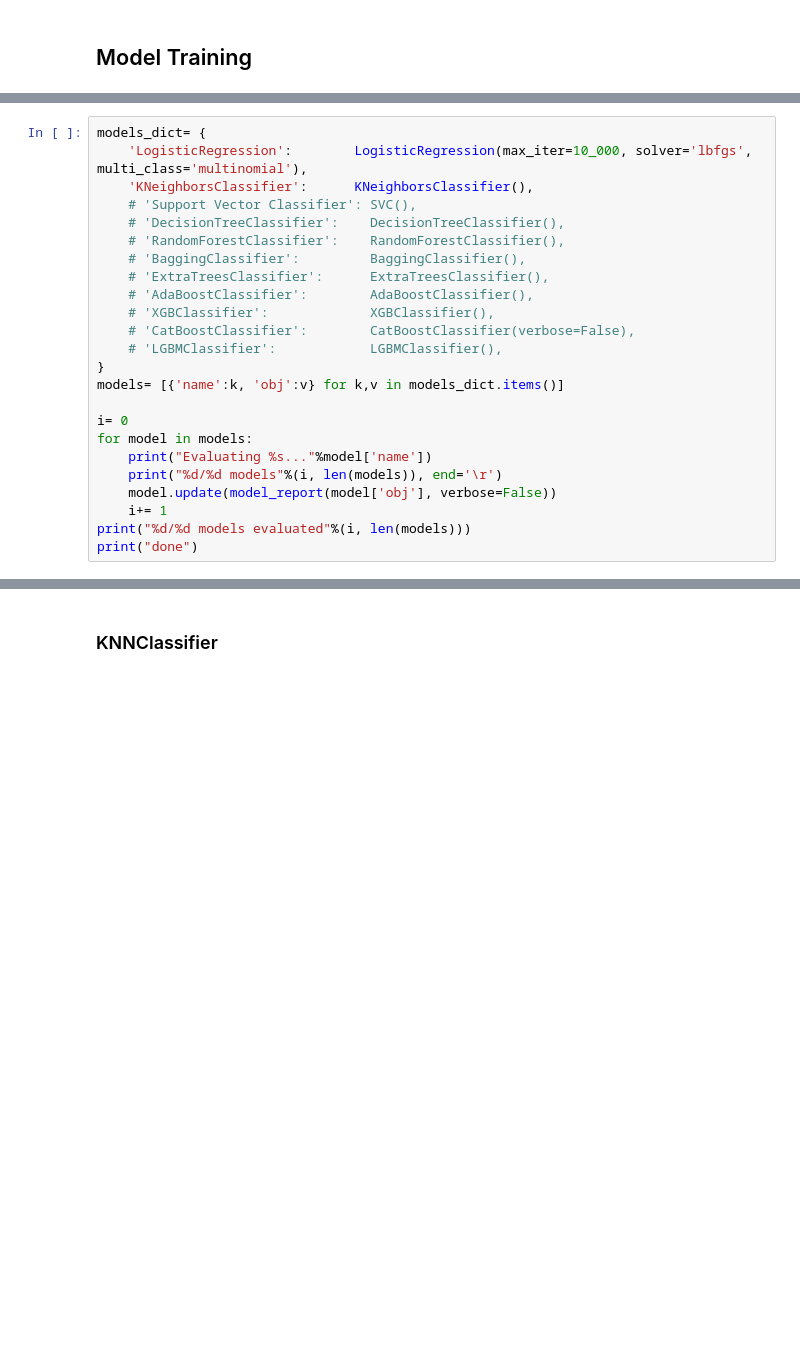
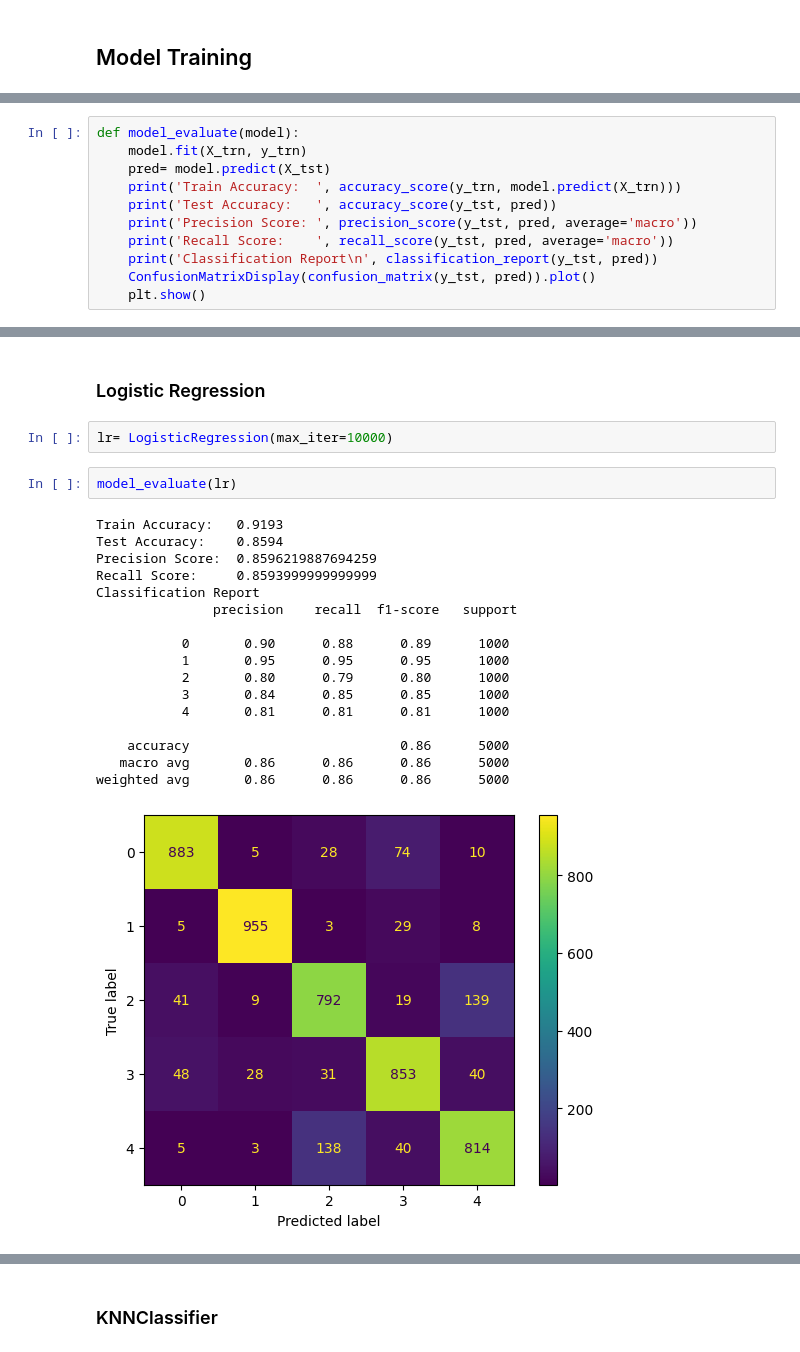
Before and after one commit to 3ab3z2/Machine-fashion-model-mnist, a Jupyter notebook: 20241203-fashion.ipynb, the cells around one changed output, grey strips where cells are left out. Cells and saved outputs as stored; diff of their text form; blank space fills up the shorter version.

```diff
--- a/20241203-fashion.ipynb
+++ b/20241203-fashion.ipynb
@@ -245,24 +107,0 @@ def model_report(model, verbose=True):
-# %%
-models_dict= {
-	'LogisticRegression':        LogisticRegression(max_iter=10_000, solver='lbfgs', multi_class='multinomial'),
-	'KNeighborsClassifier':      KNeighborsClassifier(),
-	# 'Support Vector Classifier': SVC(),
-	# 'DecisionTreeClassifier':    DecisionTreeClassifier(),
-	# 'RandomForestClassifier':    RandomForestClassifier(),
-	# 'BaggingClassifier':         BaggingClassifier(),
-	# 'ExtraTreesClassifier':      ExtraTreesClassifier(),
-	# 'AdaBoostClassifier':        AdaBoostClassifier(),
-	# 'XGBClassifier':             XGBClassifier(),
-	# 'CatBoostClassifier':        CatBoostClassifier(verbose=False),
-	# 'LGBMClassifier':            LGBMClassifier(),
-}
-models= [{'name':k, 'obj':v} for k,v in models_dict.items()]
-
-i= 0
-for model in models:
-	print("Evaluating %s..."%model['name'])
-	print("%d/%d models"%(i, len(models)), end='\r')
-	model.update(model_report(model['obj'], verbose=False))
-	i+= 1
-print("%d/%d models evaluated"%(i, len(models)))
-print("done")
@@ -323,0 +108,11 @@ Logistic Regression Recall: 0.8500
+# %%
+def model_evaluate(model):
+	model.fit(X_trn, y_trn)
+	pred= model.predict(X_tst)
+	print('Train Accuracy:  ', accuracy_score(y_trn, model.predict(X_trn)))
+	print('Test Accuracy:   ', accuracy_score(y_tst, pred))
+	print('Precision Score: ', precision_score(y_tst, pred, average='macro'))
+	print('Recall Score:    ', recall_score(y_tst, pred, average='macro'))
+	print('Classification Report\n', classification_report(y_tst, pred))
+	ConfusionMatrixDisplay(confusion_matrix(y_tst, pred)).plot()
+	plt.show()
@@ -323,0 +139,24 @@ Logistic Regression Recall: 0.8500
+# %% [markdown]
+### Logistic Regression
+# %%
+lr= LogisticRegression(max_iter=10000)
+# %%
+model_evaluate(lr)
+# %% [output]
+Train Accuracy:   0.9193
+Test Accuracy:    0.8594
+Precision Score:  0.8596219887694259
+Recall Score:     0.8593999999999999
+Classification Report
+               precision    recall  f1-score   support
+
+           0       0.90      0.88      0.89      1000
+           1       0.95      0.95      0.95      1000
+           2       0.80      0.79      0.80      1000
+           3       0.84      0.85      0.85      1000
+           4       0.81      0.81      0.81      1000
+
+    accuracy                           0.86      5000
+   macro avg       0.86      0.86      0.86      5000
+weighted avg       0.86      0.86      0.86      5000
+[figure, added]
```
Also changed, not shown: parts of 46 cells of this notebook, 1 other file.
